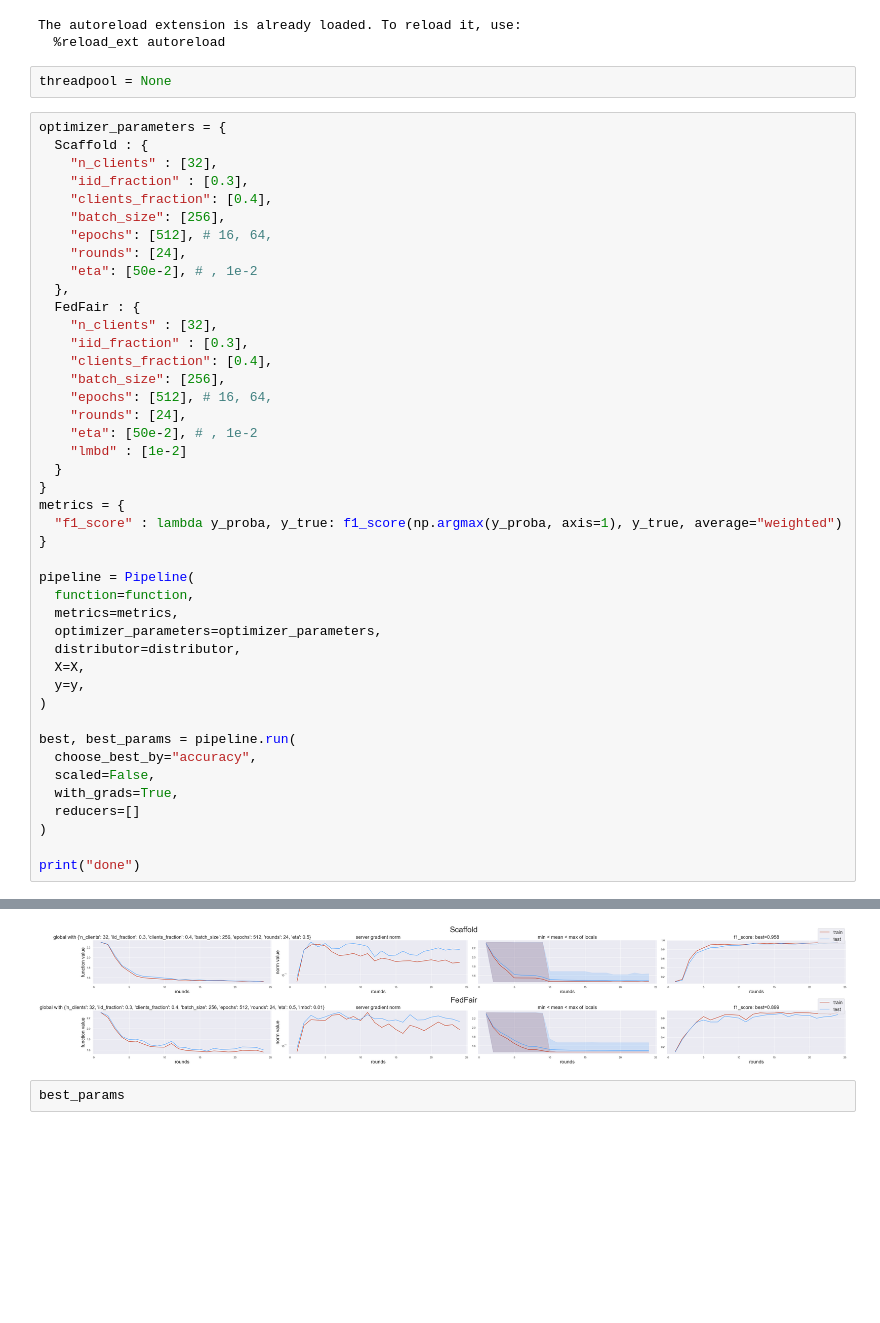
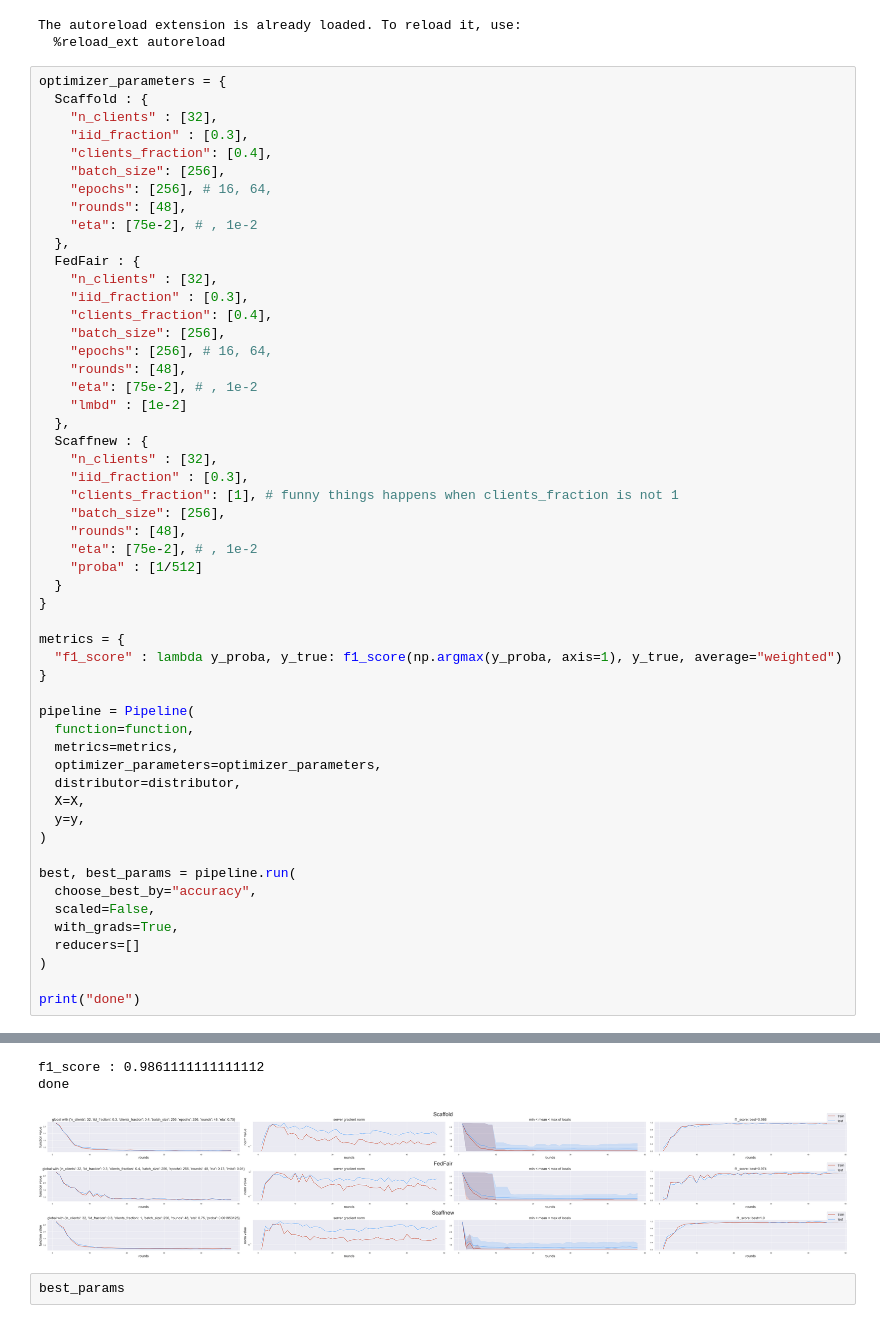
Before and after one commit to locllos/felere, a Jupyter notebook: source/mnist-playground.ipynb, the cells around one changed output, grey strips where cells are left out. Cells and saved outputs as stored; diff of their text form; blank space fills up the shorter version.

```diff
--- a/source/mnist-playground.ipynb
+++ b/source/mnist-playground.ipynb
@@ -82,8 +84,6 @@ from common.reducers import mean, max, min
 # %% [output]
 The autoreload extension is already loaded. To reload it, use:
   %reload_ext autoreload
-# %%
-threadpool = None
 # %%
 optimizer_parameters = {
   Scaffold : {
@@ -91,21 +91,31 @@ optimizer_parameters = {
     "iid_fraction" : [0.3],
     "clients_fraction": [0.4],
     "batch_size": [256],
-    "epochs": [512], # 16, 64,
-    "rounds": [24],
-    "eta": [50e-2], # , 1e-2
+    "epochs": [256], # 16, 64,
+    "rounds": [48],
+    "eta": [75e-2], # , 1e-2
   },
   FedFair : {
     "n_clients" : [32],
     "iid_fraction" : [0.3],
     "clients_fraction": [0.4],
     "batch_size": [256],
-    "epochs": [512], # 16, 64,
-    "rounds": [24],
-    "eta": [50e-2], # , 1e-2
+    "epochs": [256], # 16, 64,
+    "rounds": [48],
+    "eta": [75e-2], # , 1e-2
     "lmbd" : [1e-2]
+  },
+  Scaffnew : {
+    "n_clients" : [32],
+    "iid_fraction" : [0.3],
+    "clients_fraction": [1], # funny things happens when clients_fraction is not 1
+    "batch_size": [256],
+    "rounds": [48],
+    "eta": [75e-2], # , 1e-2
+    "proba" : [1/512]
   }
 }
+
 metrics = {
   "f1_score" : lambda y_proba, y_true: f1_score(np.argmax(y_proba, axis=1), y_true, average="weighted")
 }
@@ -137,4 +148,6 @@ done
+f1_score : 0.9861111111111112
+done
-[figure, old version]
+[figure, new version]
 # %%
 best_params
 # %% [output]
```
Also changed, not shown: parts of 24 cells of this notebook, 5 other files.
